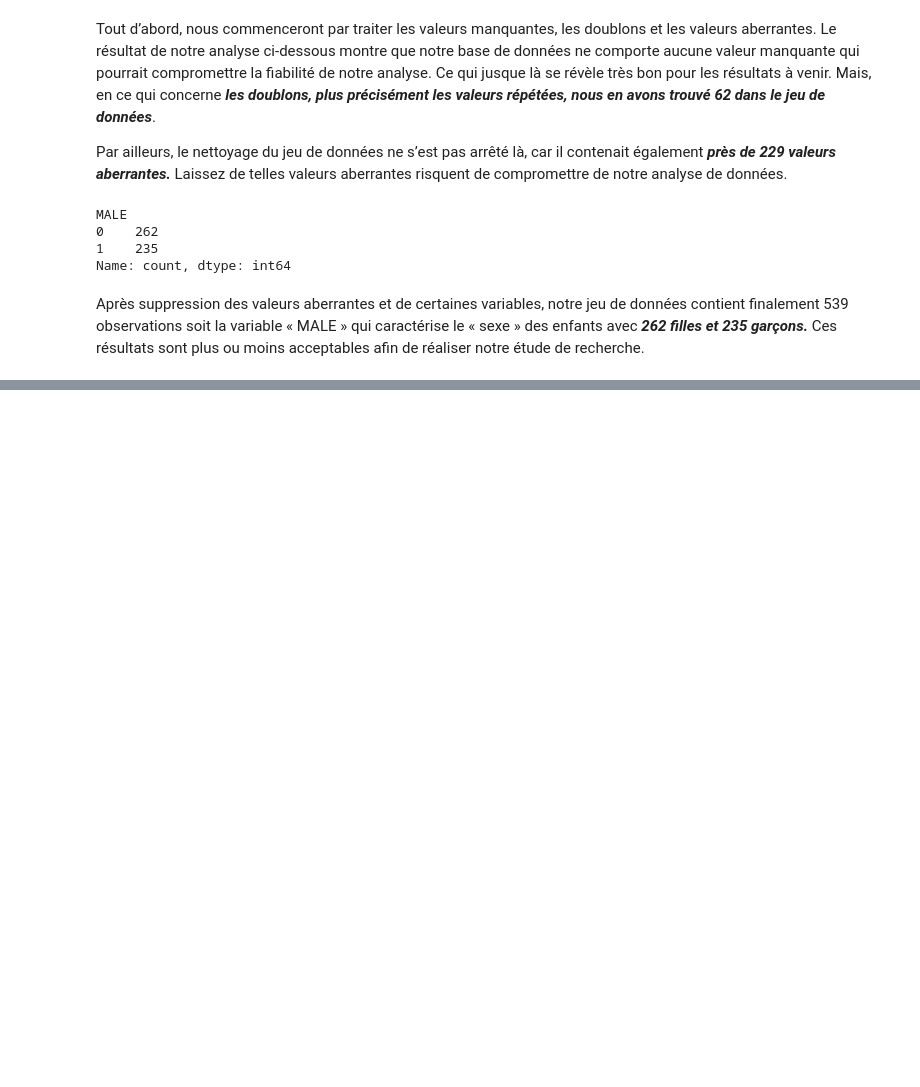
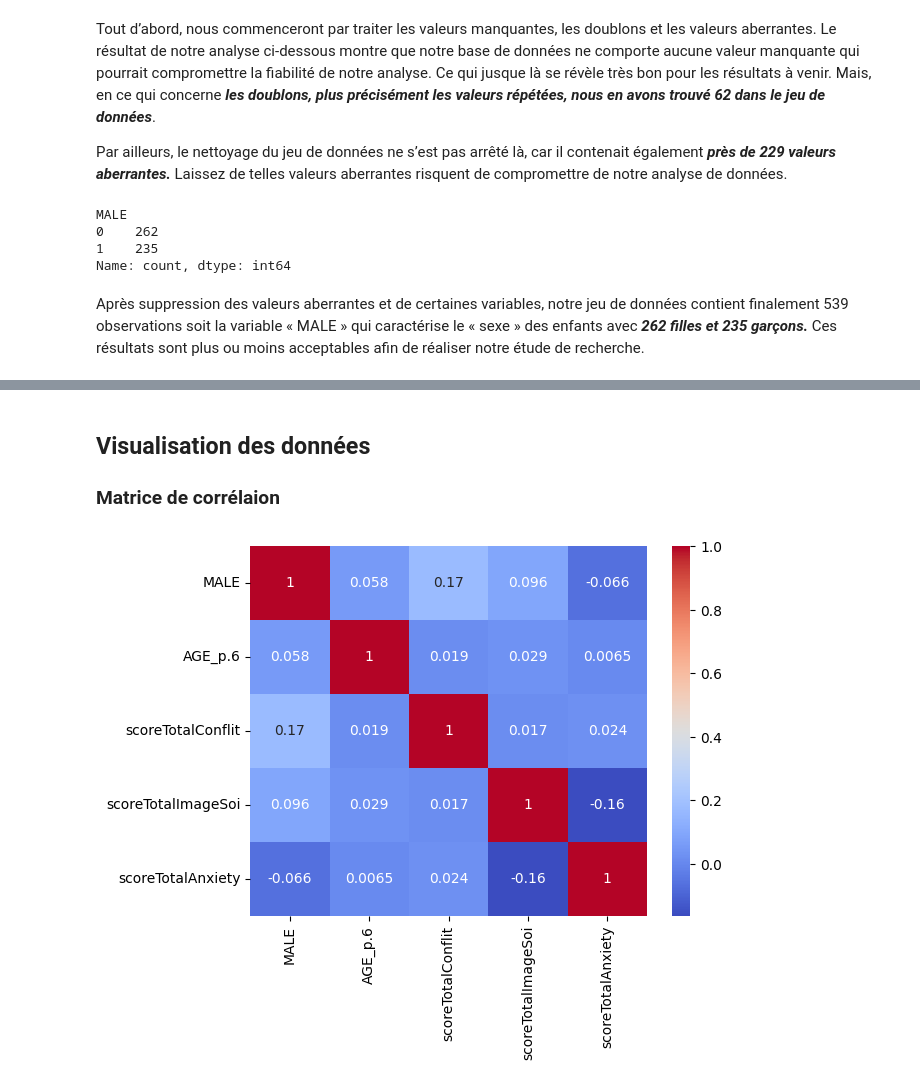
Before and after one commit to Abdiasarsene/Data-analysis, a Jupyter notebook: Analyses des données/anxiety.ipynb, the cells around one changed output, grey strips where cells are left out. Saved outputs shown, nothing was run; the diff lists cells and outputs as text; code cells hidden in the pictures; blank space fills up the shorter version.

```diff
--- a/Analyses des données/anxiety.ipynb
+++ b/Analyses des données/anxiety.ipynb
@@ -206,0 +209,6 @@ Après suppression des valeurs aberrantes et de certaines variables, notre jeu d
+# %%
+from sklearn.preprocessing import MinMaxScaler
+minmaxscaler =MinMaxScaler()
+datasoinorma=datasoi.copy()
+datasoinorma[datasoi.columns]=minmaxscaler.fit_transform(datasoi[datasoi.columns])
+datasoinorma
@@ -206,0 +248,11 @@ Après suppression des valeurs aberrantes et de certaines variables, notre jeu d
+# %% [markdown]
+## Visualisation des données
+
+### Matrice de corrélaion
+# %%
+# matrice de corrélations
+correation =datasoinorma.corr()
+sns.heatmap(correation, annot=True, cmap='coolwarm')
+plt.show()
+# %% [output]
+[figure, added]
```
Also changed, not shown: parts of 10 cells of this notebook, 1 other file.
